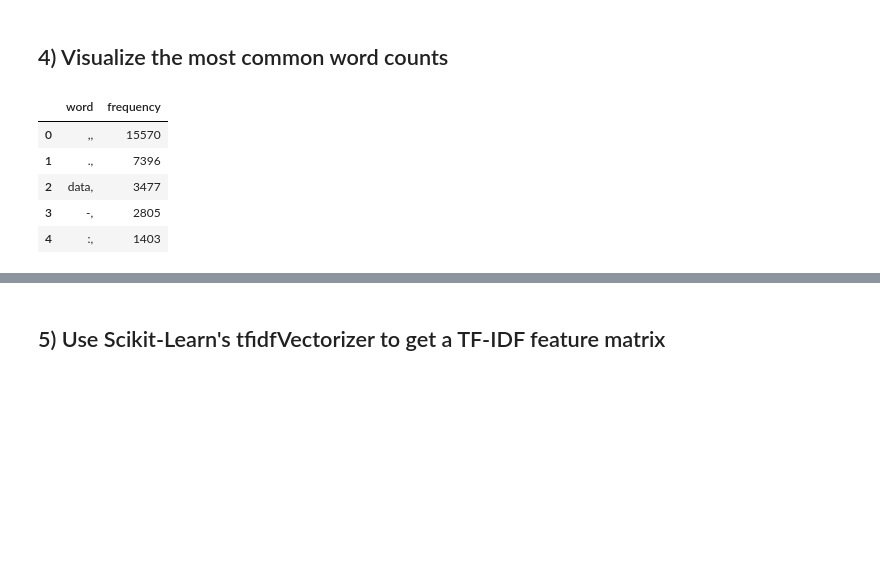
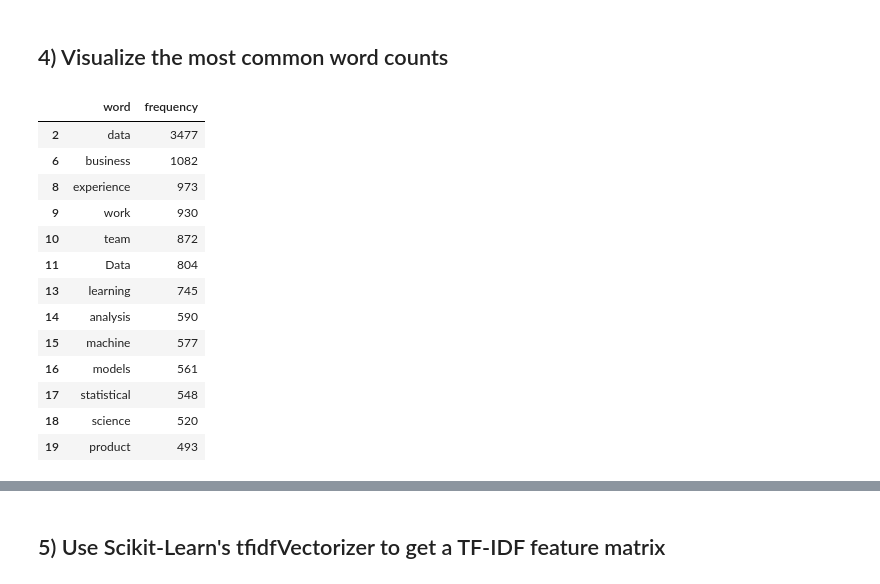
Before and after one commit to Faraaztqureshi/DS-Unit-4-Sprint-1-NLP, a Jupyter notebook: module2-vector-representations/LS_DS_412_Vector_Representations_Assignment.ipynb, the cells around one changed output, grey strips where cells are left out. Cells and saved outputs as stored; diff of their text form; code cells hidden in the pictures; blank space fills up the shorter version.

```diff
--- a/module2-vector-representations/LS_DS_412_Vector_Representations_Assignment.ipynb
+++ b/module2-vector-representations/LS_DS_412_Vector_Representations_Assignment.ipynb
@@ -184,12 +184,3 @@ most_often
 ## 4) Visualize the most common word counts
 # %%
 most_often = most_often.rename(columns={0: "word", 1: "frequency"})
-# %%
-most_often.head()
-# %% [output]
-|  | word | frequency |
-| 0 | ,, | 15570 |
-| 1 | ., | 7396 |
-| 2 | data, | 3477 |
-| 3 | -, | 2805 |
-| 4 | :, | 1403 |
@@ -196,3 +194,21 @@ most_often.head()
+# %%
+## inspect results
+most_often
+# %% [output]
+|  | word | frequency |
+| 2 | data | 3477 |
+| 6 | business | 1082 |
+| 8 | experience | 973 |
+| 9 | work | 930 |
+| 10 | team | 872 |
+| 11 | Data | 804 |
+| 13 | learning | 745 |
+| 14 | analysis | 590 |
+| 15 | machine | 577 |
+| 16 | models | 561 |
+| 17 | statistical | 548 |
+| 18 | science | 520 |
+| 19 | product | 493 |
 # %%
 most_often.plot(x='word', y='frequency')
 # %% [output]
```
Also changed, not shown: parts of 22 cells of this notebook.
